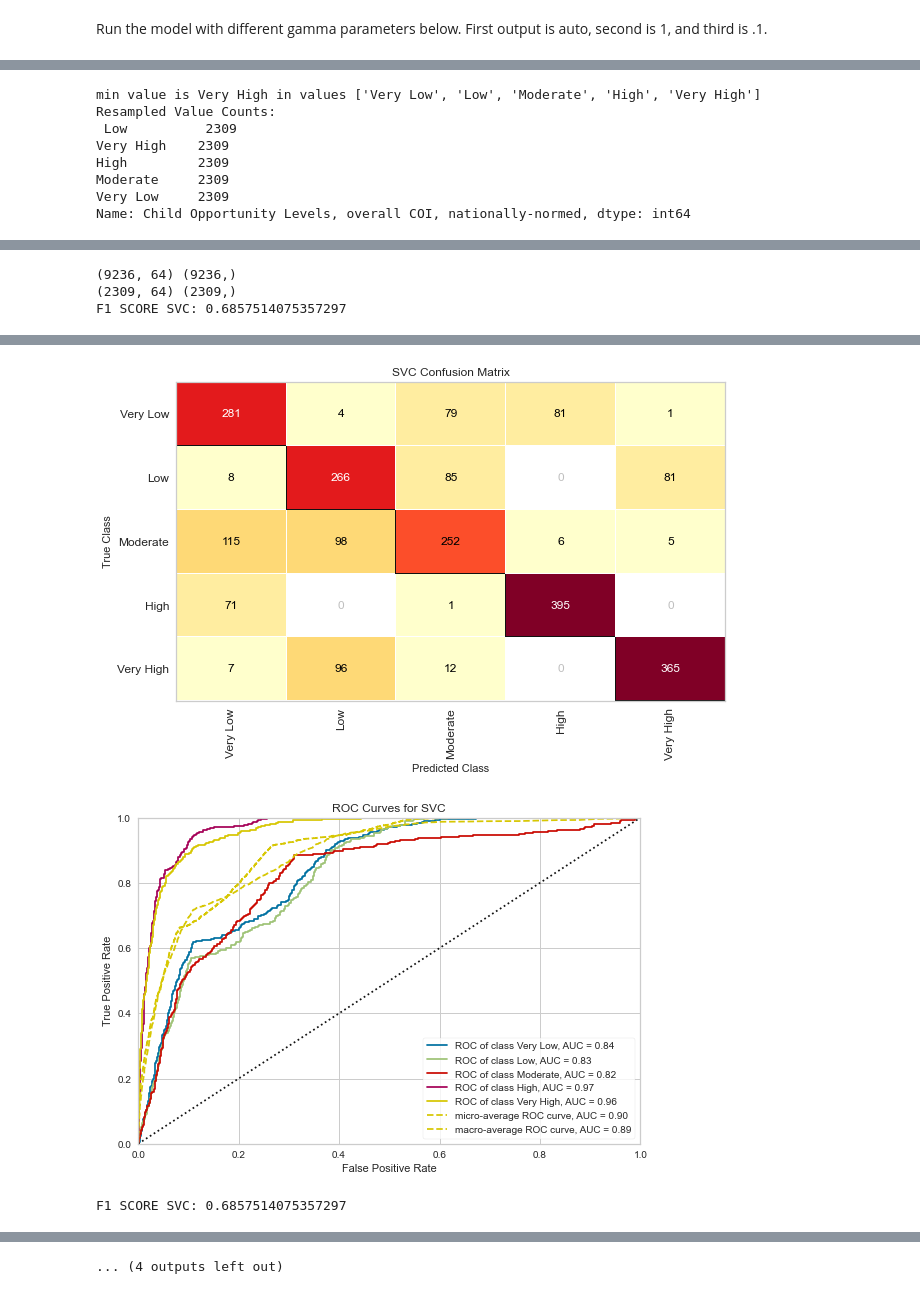
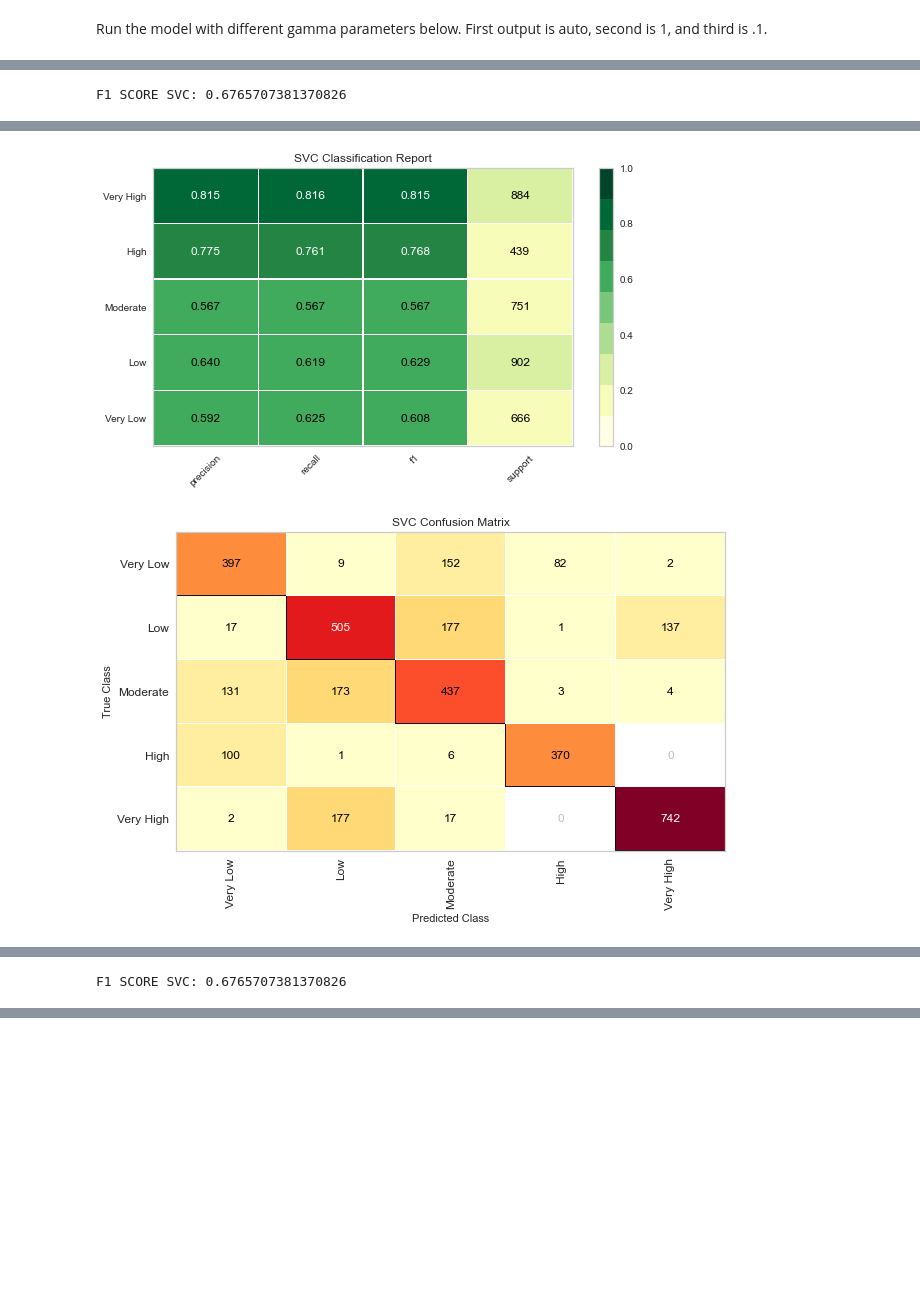
Before and after one commit to georgetown-analytics/Bleeding-Hearts, a Jupyter notebook: Step_5.4_Parameter_Tuning_Gamma.ipynb, the cells around one changed output, grey strips where cells are left out. Cells and saved outputs as stored; diff of their text form; code cells hidden in the pictures; blank space fills up the shorter version.

Commit message:
Add files via upload
no class balance c of 1

```diff
--- a/Step_5.4_Parameter_Tuning_Gamma.ipynb
+++ b/Step_5.4_Parameter_Tuning_Gamma.ipynb
@@ -205,23 +205,22 @@ models = [
     SVC(
         kernel='linear',    #How does using different values for gamma affect model performance?
         gamma='auto',
-        C=10),
+        C=1.0),
     SVC(
         kernel='linear',
         gamma=1,
-        C=10),
+        C=1.0),
     SVC(
         kernel='linear',
         gamma=.1,
-        C=10
+        C=1.0
 
     )]
 # %% [markdown]
 Run the model with different gamma parameters below. First output is auto, second is 1, and third is .1.
 # %%
-data = class_balance(est_rmv,'Child Opportunity Levels, overall COI, nationally-normed')
-X = data.loc[:, data.columns != 'Child Opportunity Levels, overall COI, nationally-normed']
-y = data['Child Opportunity Levels, overall COI, nationally-normed']
+X = est_rmv.loc[:, est_rmv.columns != 'Child Opportunity Levels, overall COI, nationally-normed']
+y = est_rmv['Child Opportunity Levels, overall COI, nationally-normed']
 train_test(X,y)
 for model in models:
     try:
@@ -245,8 +242 @@ Name: Child Opportunity Levels, overall COI, nationally-normed, dtype: int64
-min value is Very High in values ['Very Low', 'Low', 'Moderate', 'High', 'Very High']
-Resampled Value Counts:
- Low          2309
-Very High    2309
-High         2309
-Moderate     2309
-Very Low     2309
-Name: Child Opportunity Levels, overall COI, nationally-normed, dtype: int64
+F1 SCORE SVC: 0.6765707381370826
@@ -254,3 +242,0 @@ Name: Child Opportunity Levels, overall COI, nationally-normed, dtype: int64
-(9236, 64) (9236,)
-(2309, 64) (2309,)
-F1 SCORE SVC: 0.6857514075357297
@@ -258,3 +243,2 @@ F1 SCORE SVC: 0.6857514075357297
-[figure, old version]
+[figure, new version]
-[figure, old version]
+[figure, new version]
-F1 SCORE SVC: 0.6857514075357297
@@ -261,0 +246 @@ F1 SCORE SVC: 0.6857514075357297
+F1 SCORE SVC: 0.6765707381370826
@@ -264 +248,0 @@ F1 SCORE SVC: 0.6857514075357297
-... (4 outputs left out)
```
Also changed, not shown: parts of 3 cells of this notebook.
